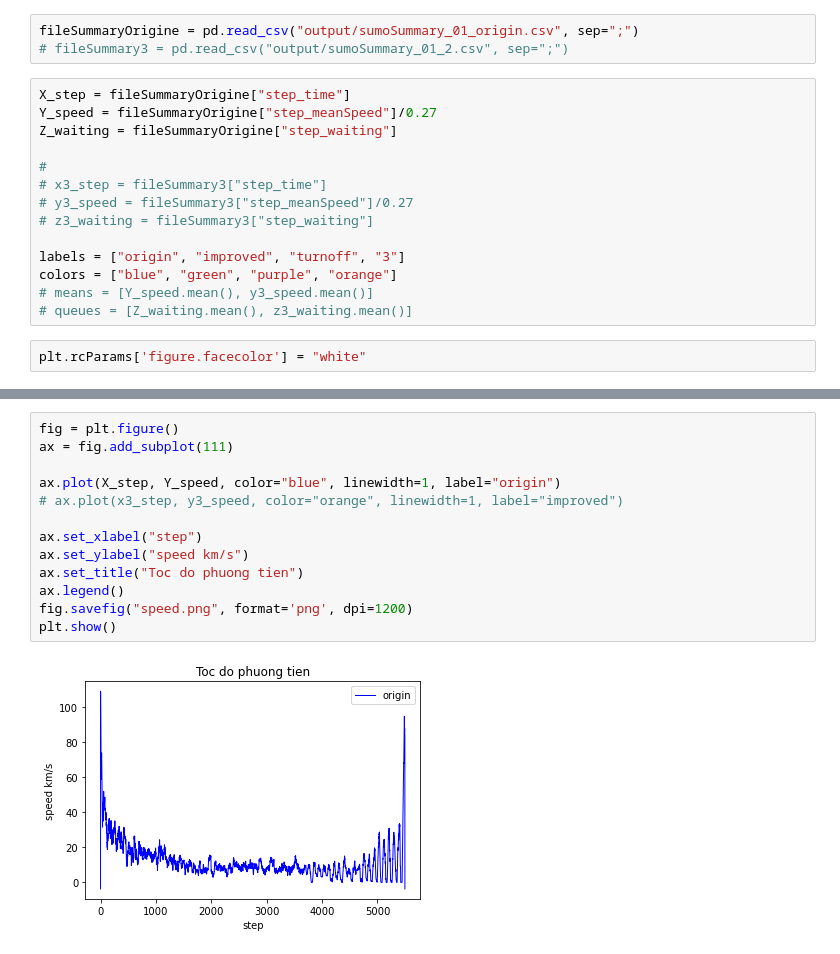
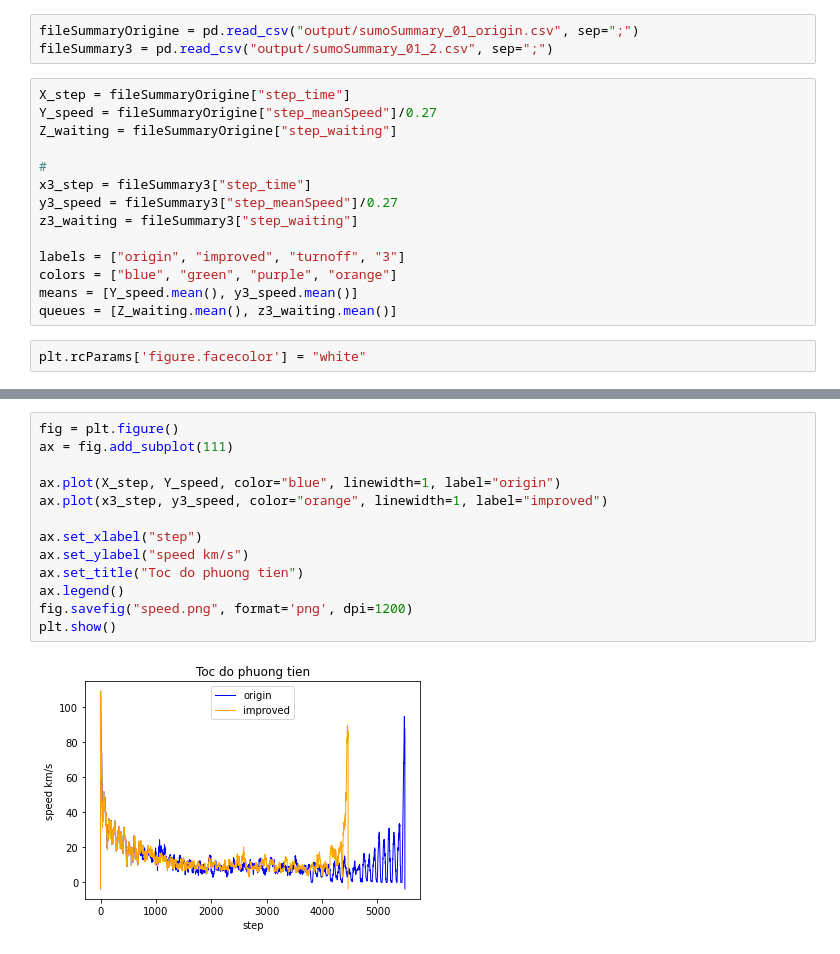
Before and after one commit to greeneley/traffic-light-control, a Jupyter notebook: visualize.ipynb, the cells around one changed output, grey strips where cells are left out. Drawn from its saved outputs; the diff is of its cells as text.

```diff
--- a/visualize.ipynb
+++ b/visualize.ipynb
@@ -4,21 +4,21 @@ import pandas as pd
 import numpy as np
 # %%
 fileSummaryOrigine = pd.read_csv("output/sumoSummary_01_origin.csv", sep=";")
-# fileSummary3 = pd.read_csv("output/sumoSummary_01_2.csv", sep=";")
+fileSummary3 = pd.read_csv("output/sumoSummary_01_2.csv", sep=";")
 # %%
 X_step = fileSummaryOrigine["step_time"]
 Y_speed = fileSummaryOrigine["step_meanSpeed"]/0.27
 Z_waiting = fileSummaryOrigine["step_waiting"]
 
 #
-# x3_step = fileSummary3["step_time"]
-# y3_speed = fileSummary3["step_meanSpeed"]/0.27
-# z3_waiting = fileSummary3["step_waiting"]
+x3_step = fileSummary3["step_time"]
+y3_speed = fileSummary3["step_meanSpeed"]/0.27
+z3_waiting = fileSummary3["step_waiting"]
 
 labels = ["origin", "improved", "turnoff", "3"]
 colors = ["blue", "green", "purple", "orange"]
-# means = [Y_speed.mean(), y3_speed.mean()]
-# queues = [Z_waiting.mean(), z3_waiting.mean()]
+means = [Y_speed.mean(), y3_speed.mean()]
+queues = [Z_waiting.mean(), z3_waiting.mean()]
 # %%
 plt.rcParams['figure.facecolor'] = "white"
 # %%
@@ -79,18 +79,18 @@ Y_speed.mean()
 # %%
 fig = plt.figure()
 ax = fig.add_subplot(111)
 
 ax.plot(X_step, Y_speed, color="blue", linewidth=1, label="origin")
-# ax.plot(x3_step, y3_speed, color="orange", linewidth=1, label="improved")
+ax.plot(x3_step, y3_speed, color="orange", linewidth=1, label="improved")
 
 ax.set_xlabel("step")
 ax.set_ylabel("speed km/s")
 ax.set_title("Toc do phuong tien")
 ax.legend()
 fig.savefig("speed.png", format='png', dpi=1200)
 plt.show()
 # %% [output]
-[figure, old version]
+[figure, new version]
 # %%
 fig = plt.figure()
 ax = fig.add_subplot(111)
```
Also changed, not shown: parts of 6 cells of this notebook, 37 other files.
